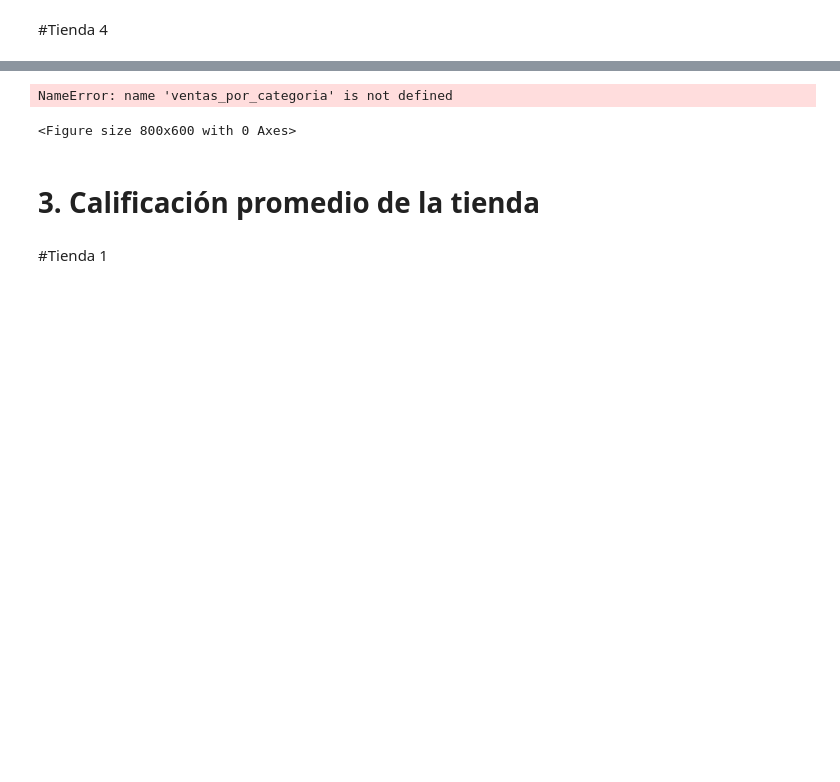
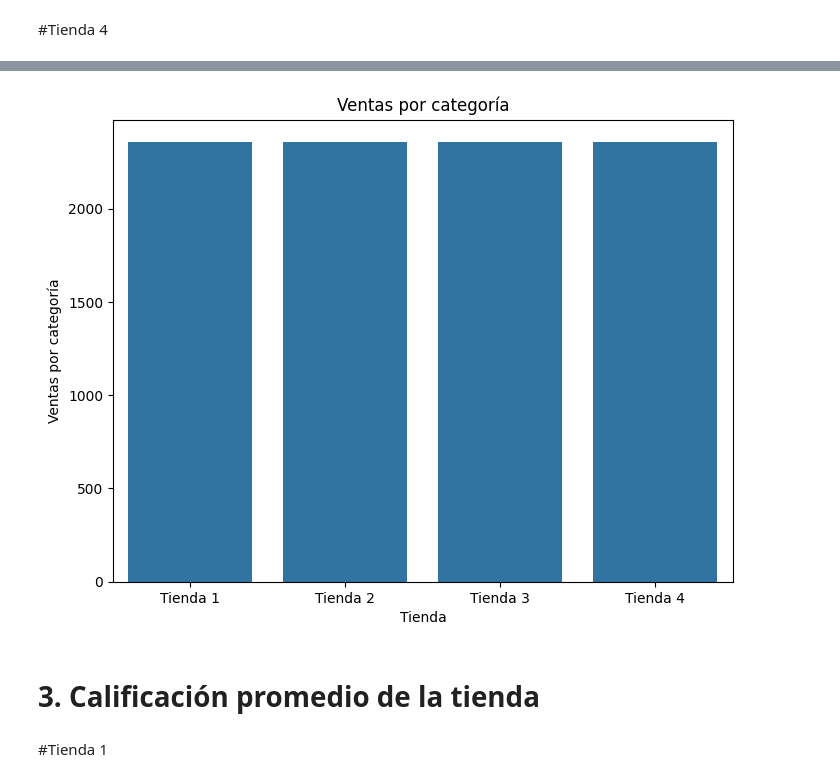
Before and after one commit to Aldo380/AuluraStoreChallenge, a Jupyter notebook: AluraStoreLatam.ipynb, the cells around one changed output, grey strips where cells are left out. Saved outputs shown, nothing was run; the diff lists cells and outputs as text; code cells hidden in the pictures; blank space fills up the shorter version.

```diff
--- a/AluraStoreLatam.ipynb
+++ b/AluraStoreLatam.ipynb
@@ -121,12 +140,10 @@ KeyError: 'Categoría del producto'
 # %% [markdown]
 #Tienda 2
 # %%
-ventas_por_categoria2 = tienda2.groupby("Categoría del producto")["Categoría del producto"].count()
+ventas_por_categoria2 = tienda2.groupby("Categoría del Producto")["Categoría del Producto"].count()
 
-# Print the results
 print(ventas_por_categoria2)
 
-# Alternatively, to rename the resulting column for better readability:
-ventas_por_categoria1 = tienda2.groupby("Categoría del producto")["Categoría del producto"].count().rename("Cantidad Vendida") # Changed "Categoria del producto" to "Categoría del producto"
-print(ventas_por_categoria)
+ventas_por_categoria2 = tienda2.groupby("Categoría del Producto")["Categoría del Producto"].count().rename("Cantidad Vendida") # Changed "Categoria del producto" to "Categoría del producto"
+print(ventas_por_categoria2)
 # %% [output]
@@ -134,12 +170,10 @@ KeyError: 'Categoría del producto'
 # %% [markdown]
 #Tienda 3
 # %%
-ventas_por_categoria3 = tienda.groupby("Categoría del producto")["Categoría del producto"].count()
+ventas_por_categoria3 = tienda.groupby("Categoría del Producto")["Categoría del Producto"].count()
 
-# Print the results
 print(ventas_por_categoria3)
 
-# Alternatively, to rename the resulting column for better readability:
-ventas_por_categoria1 = tienda3.groupby("Categoría del producto")["Categoría del producto"].count().rename("Cantidad Vendida") # Changed "Categoria del producto" to "Categoría del producto"
+ventas_por_categoria1 = tienda3.groupby("Categoría del Producto")["Categoría del Producto"].count().rename("Cantidad Vendida") # Changed "Categoria del producto" to "Categoría del producto"
 print(ventas_por_categoria3)
 # %% [output]
@@ -147,12 +200,11 @@ KeyError: 'Categoría del producto'
 # %% [markdown]
 #Tienda 4
 # %%
-ventas_por_categoria4 = tienda4.groupby("Categoría del producto")["Categoría del producto"].count()
+ventas_por_categoria4 = tienda4.groupby("Categoría del Producto")["Categoría del Producto"].count()
 
-# Print the results
 print(ventas_por_categoria4)
 
-# Alternatively, to rename the resulting column for better readability:
-ventas_por_categoria4 = tienda4.groupby("Categoría del producto")["Categoría del producto"].count().rename("Cantidad Vendida") # Changed "Categoria del producto" to "Categoría del producto"
+
+ventas_por_categoria4 = tienda4.groupby("Categoría del Producto")["Categoría del Producto"].count().rename("Cantidad Vendida") # Changed "Categoria del producto" to "Categoría del producto"
 print(ventas_por_categoria4)
 # %% [output]
@@ -160,14 +231,21 @@ KeyError: 'Categoría del producto'
 # %%
+plt.figure(figsize=(8, 6))
+#Obteniendo valores de "Cantidad Vendida"
+ventas_cat1 = ventas_por_categoria1.values
+ventas_cat2 = ventas_por_categoria2.values
+ventas_cat3 = ventas_por_categoria3.values
+ventas_cat4 = ventas_por_categoria4.values
 
-plt.figure(figsize=(8, 6))
-sns.barplot(x=['Tienda 1', 'Tienda 2', 'Tienda 3', 'Tienda 4'], y=[ventas_por_categoria, ventas_por_categoria2, ventas_por_categoria3, ventas_por_categoria4])
+#Graficando cada categoría:
+
+sns.barplot(x=['Tienda 1', 'Tienda 2', 'Tienda 3', 'Tienda 4'],
+            y=[ventas_cat1.sum(), ventas_cat2.sum(), ventas_cat3.sum(), ventas_cat4.sum()])
 plt.xlabel('Tienda')
 plt.ylabel('Ventas por categoría')
 plt.title('Ventas por categoría')
 plt.show()
 # %% [output]
-NameError: name 'ventas_por_categoria' is not defined
-<Figure size 800x600 with 0 Axes>
+[figure, added]
 # %% [markdown]
 # 3. Calificación promedio de la tienda
 # %% [markdown]
```
Also changed, not shown: parts of 16 cells of this notebook.
